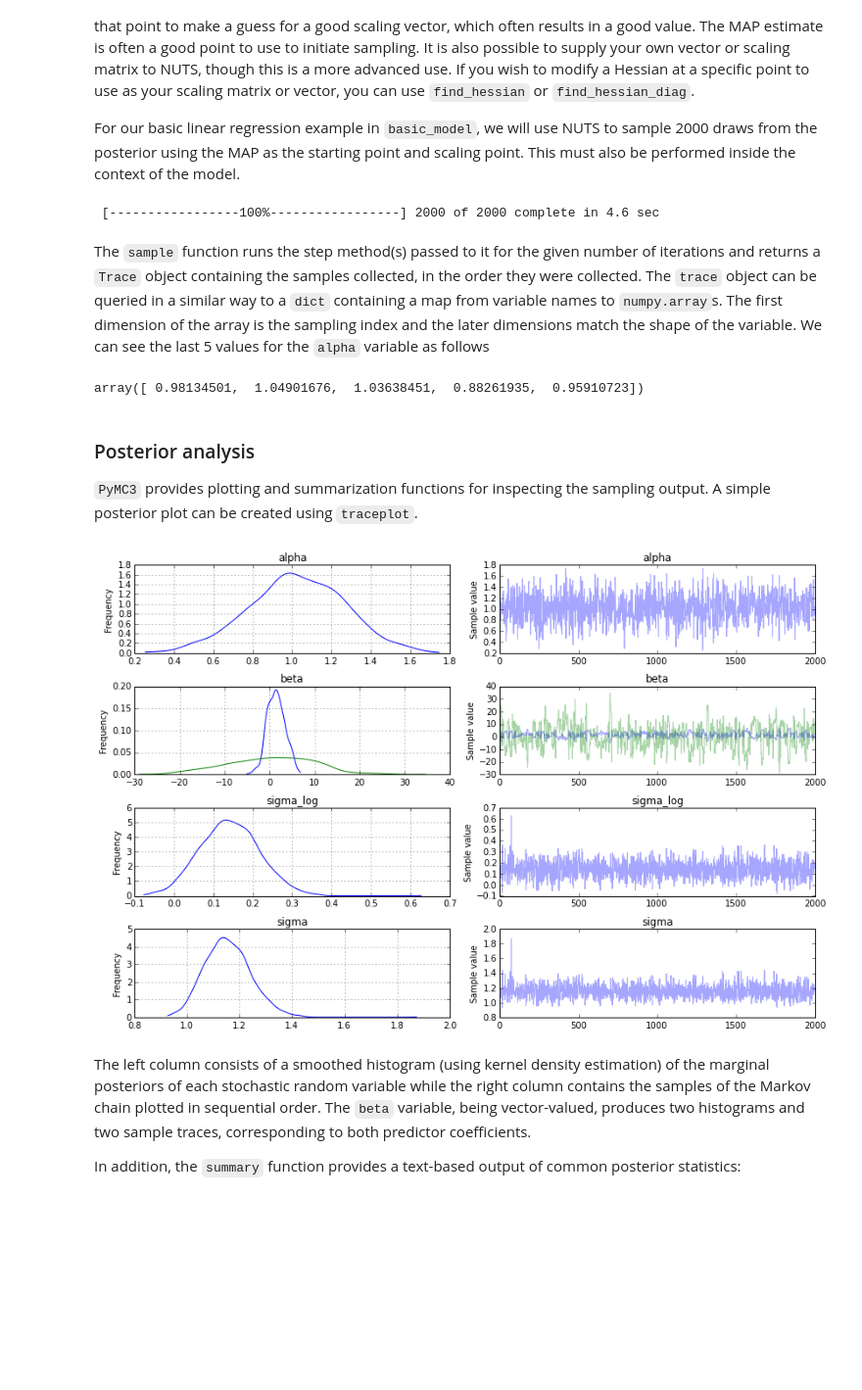
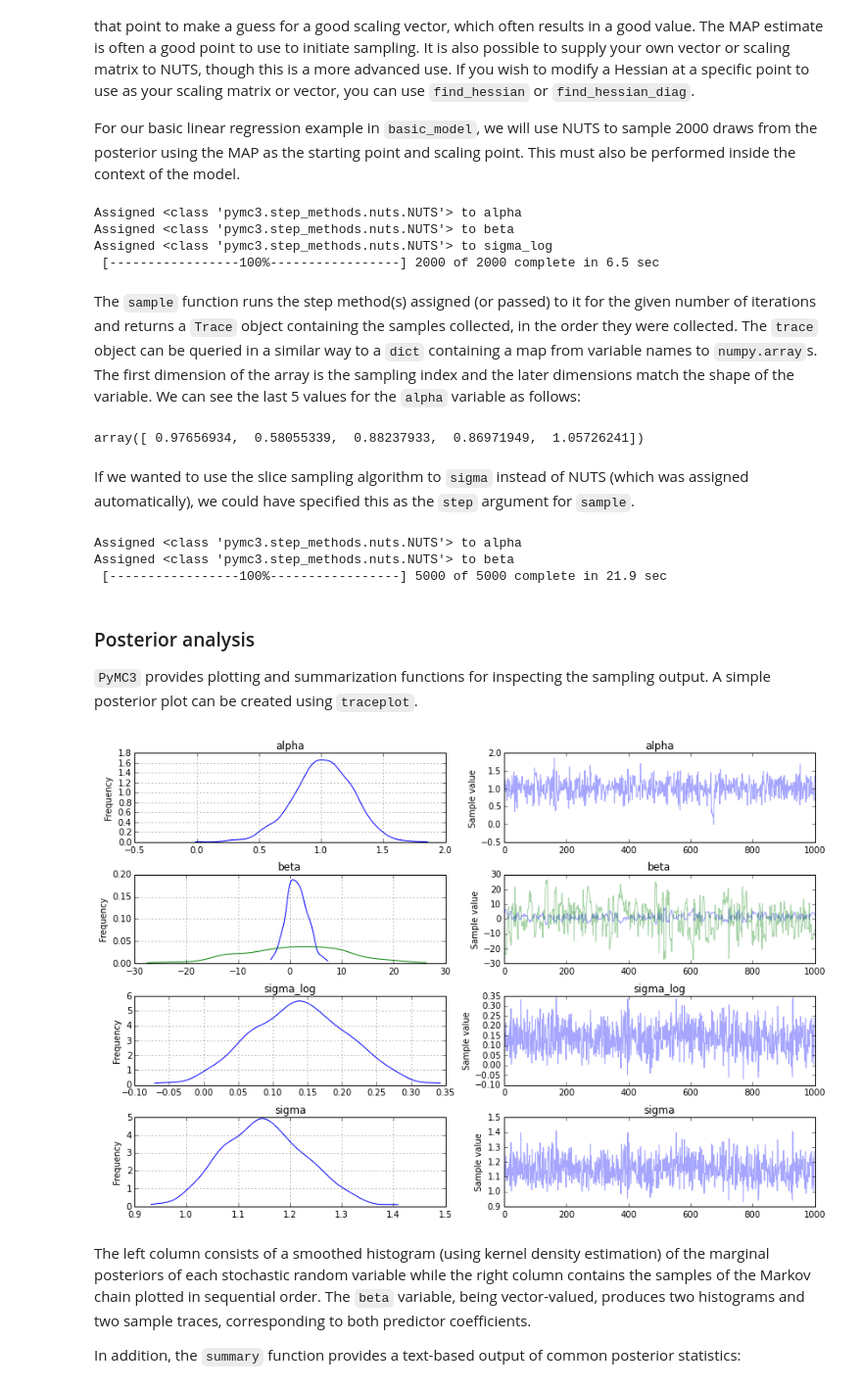
Before and after one commit to se7enstar25/pymc, a Jupyter notebook: docs/notebooks/getting_started.ipynb, the cells around one changed output. Shown at 98% size. Drawn from its saved outputs; the diff is of its cells as text; code cells hidden in the pictures; blank space fills up the shorter version.

Commit message:
Documented auto step method assignment
- added docstring to assign_step_method
- added paragraph and examples of auto-assignment to tutorial
- added missing dataset for tutorial to docs directory

```diff
--- a/docs/notebooks/getting_started.ipynb
+++ b/docs/notebooks/getting_started.ipynb
@@ -239,28 +243,47 @@ with basic_model:
     # obtain starting values via MAP
     start = find_MAP(fmin=optimize.fmin_powell)
 
-    # instantiate sampler
-    step = NUTS(scaling=start)
-
     # draw 2000 posterior samples
-    trace = sample(2000, step, start=start)
+    trace = sample(2000, start=start)
 # %% [output]
- [-----------------100%-----------------] 2000 of 2000 complete in 4.6 sec
+Assigned <class 'pymc3.step_methods.nuts.NUTS'> to alpha
+Assigned <class 'pymc3.step_methods.nuts.NUTS'> to beta
+Assigned <class 'pymc3.step_methods.nuts.NUTS'> to sigma_log
+ [-----------------100%-----------------] 2000 of 2000 complete in 6.5 sec
 # %% [markdown]
-The `sample` function runs the step method(s) passed to it for the given number of iterations and returns a `Trace` object containing the samples collected, in the order they were collected. The `trace` object can be queried in a similar way to a `dict` containing a map from variable names to `numpy.array`s. The first dimension of the array is the sampling index and the later dimensions match the shape of the variable. We can see the last 5 values for the `alpha` variable as follows
+The `sample` function runs the step method(s) assigned (or passed) to it for the given number of iterations and returns a `Trace` object containing the samples collected, in the order they were collected. The `trace` object can be queried in a similar way to a `dict` containing a map from variable names to `numpy.array`s. The first dimension of the array is the sampling index and the later dimensions match the shape of the variable. We can see the last 5 values for the `alpha` variable as follows:
 # %%
 trace['alpha'][-5:]
 # %% [output]
-array([ 0.98134501,  1.04901676,  1.03638451,  0.88261935,  0.95910723])
+array([ 0.97656934,  0.58055339,  0.88237933,  0.86971949,  1.05726241])
+# %% [markdown]
+If we wanted to use the slice sampling algorithm to `sigma` instead of NUTS (which was assigned automatically), we could have specified this as the `step` argument for `sample`.
+# %%
+from pymc3 import Slice
+
+with basic_model:
+
+    # obtain starting values via MAP
+    start = find_MAP(fmin=optimize.fmin_powell)
+
+    # instantiate sampler
+    step = Slice(vars=[sigma])
+
+    # draw 5000 posterior samples
+    trace = sample(5000, step=step, start=start)
+# %% [output]
+Assigned <class 'pymc3.step_methods.nuts.NUTS'> to alpha
+Assigned <class 'pymc3.step_methods.nuts.NUTS'> to beta
+ [-----------------100%-----------------] 5000 of 5000 complete in 21.9 sec
 # %% [markdown]
 ### Posterior analysis
 `PyMC3` provides plotting and summarization functions for inspecting the sampling output. A simple posterior plot can be created using `traceplot`.
 # %%
 from pymc3 import traceplot
 
-traceplot(trace);
+traceplot(trace[4000:]);
 # %% [output]
-[figure, old version]
+[figure, new version]
 # %% [markdown]
 The left column consists of a smoothed histogram (using kernel density estimation) of the marginal posteriors of each stochastic random variable while the right column contains the samples of the Markov chain plotted in sequential order. The `beta` variable, being vector-valued, produces two histograms and two sample traces, corresponding to both predictor coefficients.
 
```
Also changed, not shown: parts of 18 cells of this notebook, 2 other files.
